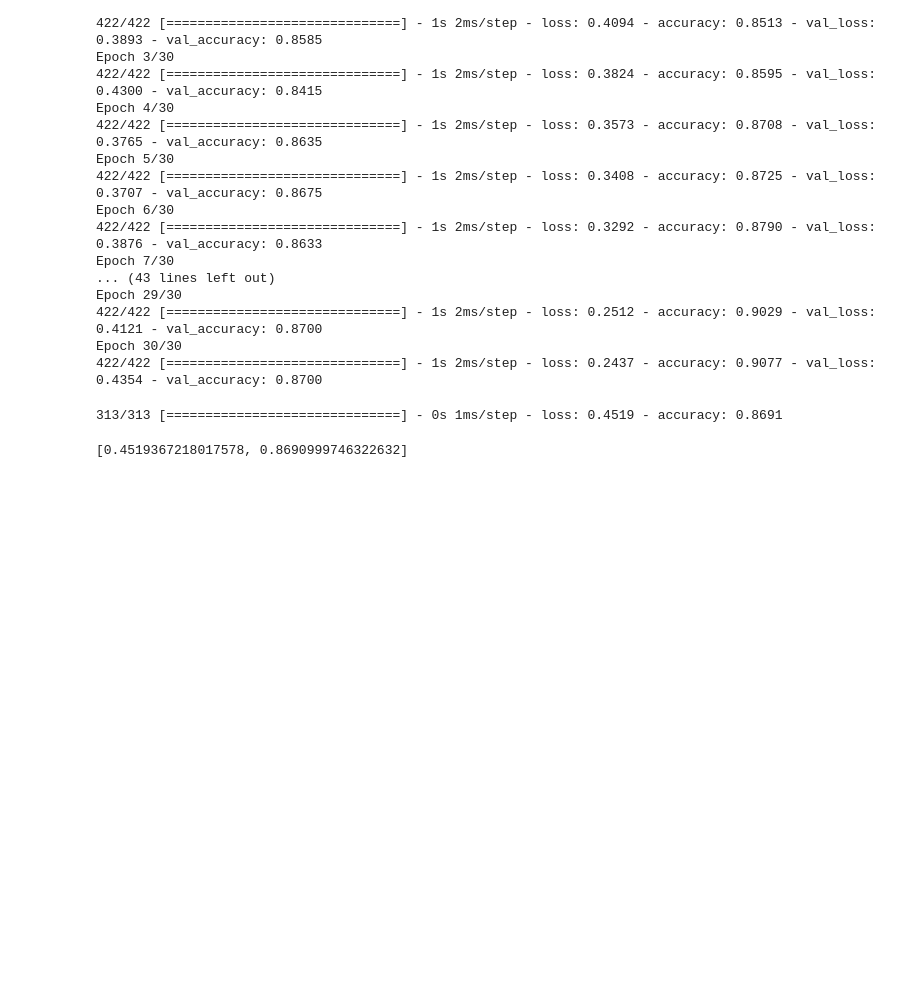
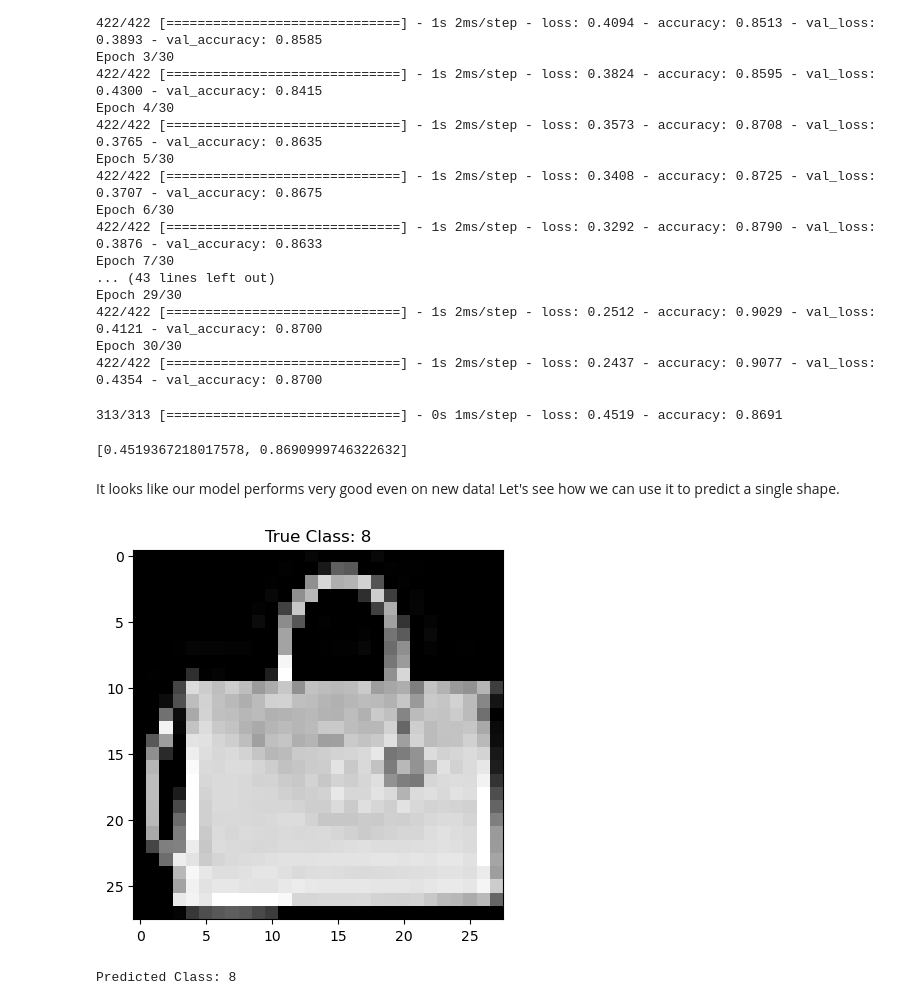
Before and after one commit to Rezashatery/deep-learning-intro, a Jupyter notebook: deep-learning-intro.ipynb, the cells around one changed output. Cells and saved outputs as stored; diff of their text form; code cells hidden in the pictures; blank space fills up the shorter version.

```diff
--- a/deep-learning-intro.ipynb
+++ b/deep-learning-intro.ipynb
@@ -268,3 +268,36 @@ model.evaluate(x_test, y_test)
 # %% [output]
 313/313 [==============================] - 0s 1ms/step - loss: 0.4519 - accuracy: 0.8691
 [0.4519367218017578, 0.8690999746322632]
+# %% [markdown]
+It looks like our model performs very good even on new data! Let's see how we can use it to predict a single shape.
+# %%
+# Get a single digit and the corresponding label from x_test
+n = 30 # Index of the data
+
+x = x_test[n, :, :]
+y = y_test[n]
+
+# Visualize the shape
+def show(x, y):
+    if len(x.shape) == 3:
+        x = x[:, :, 0]
+    elif len(x.shape) == 4:
+        x = x[0, :, :, 0]
+
+    true_class = np.argmax(y)
+
+    plt.imshow(x)
+    plt.gray()
+    plt.title(f"True Class: {true_class}")
+    plt.show()
+
+show(x, y)
+
+# We can use the network to predict the value for this digit
+y_predict = model.predict(np.expand_dims(x, 0))
+shape_predicted = np.argmax(y_predict)
+
+print(f"Predicted Class: {shape_predicted}")
+# %% [output]
+[figure, added]
+Predicted Class: 8
```
Also changed, not shown: parts of 2 cells of this notebook.
